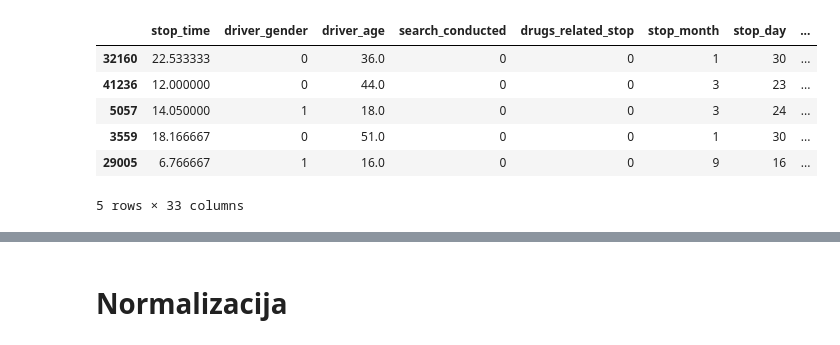
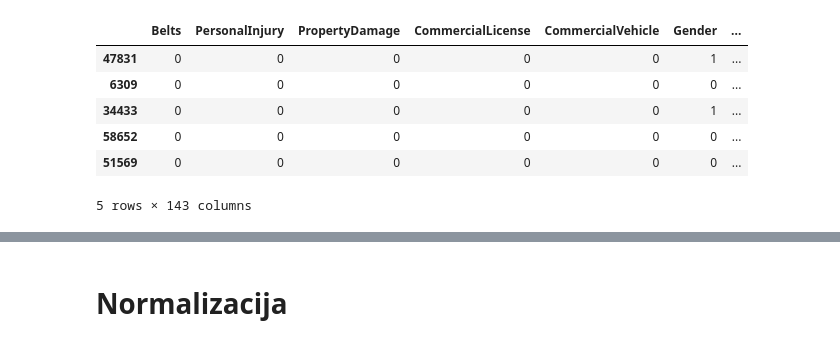
Before and after one commit to StefanJevtic63/2023_Data_Mining_Traffic_violations_Dataset, a Jupyter notebook: models/classification/KNN.ipynb, the cells around one changed output, grey strips where cells are left out. Saved outputs shown, nothing was run; the diff lists cells and outputs as text; code cells hidden in the pictures.

```diff
--- a/models/classification/KNN.ipynb
+++ b/models/classification/KNN.ipynb
@@ -15,13 +13,13 @@ from sklearn.metrics import accuracy_score, recall_score, roc_curve
 from sklearn.metrics import classification_report
 from sklearn.metrics import confusion_matrix
 # %%
-X_train, X_test, Y_train, Y_test = load('../../preprocessing/classification_dataset.joblib')
+X_train, X_test, y_train, y_test = load('../../preprocessing/classification_data.joblib')
 X_train.head()
 # %% [output]
-|  | stop_time | driver_gender | driver_age | search_conducted | drugs_related_stop | stop_month | stop_day | ... |
-| 32160 | 22.533333 | 0 | 36.0 | 0 | 0 | 1 | 30 | ... |
-| 41236 | 12.000000 | 0 | 44.0 | 0 | 0 | 3 | 23 | ... |
-| 5057 | 14.050000 | 1 | 18.0 | 0 | 0 | 3 | 24 | ... |
-| 3559 | 18.166667 | 0 | 51.0 | 0 | 0 | 1 | 30 | ... |
-| 29005 | 6.766667 | 1 | 16.0 | 0 | 0 | 9 | 16 | ... |
+|  | Belts | PersonalInjury | PropertyDamage | CommercialLicense | CommercialVehicle | Gender | ... |
+| 47831 | 0 | 0 | 0 | 0 | 0 | 1 | ... |
+| 6309 | 0 | 0 | 0 | 0 | 0 | 0 | ... |
+| 34433 | 0 | 0 | 0 | 0 | 0 | 1 | ... |
+| 58652 | 0 | 0 | 0 | 0 | 0 | 0 | ... |
+| 51569 | 0 | 0 | 0 | 0 | 0 | 0 | ... |
-5 rows × 33 columns
+5 rows × 143 columns
```
Also changed, not shown: parts of 16 cells of this notebook, 5 other files.
